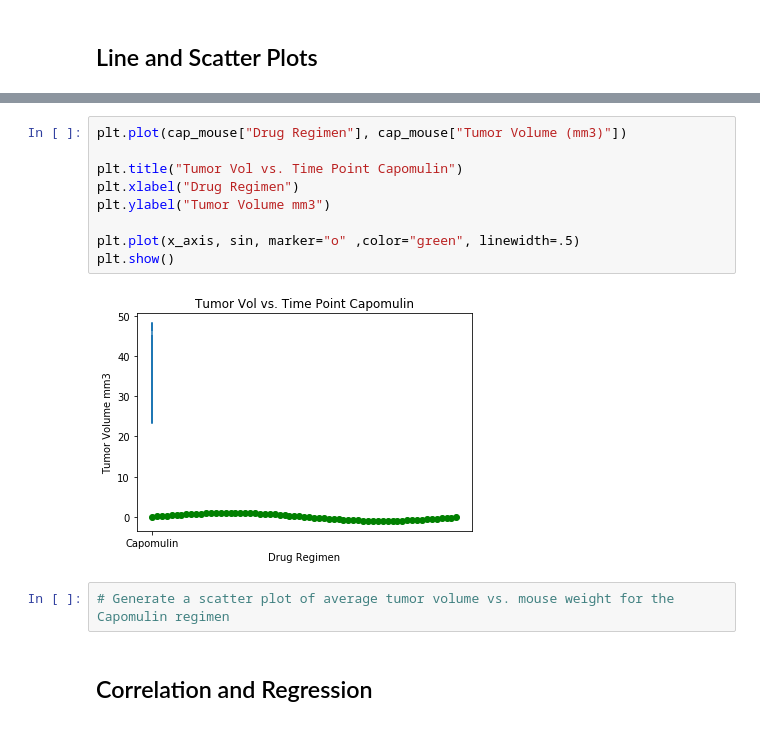
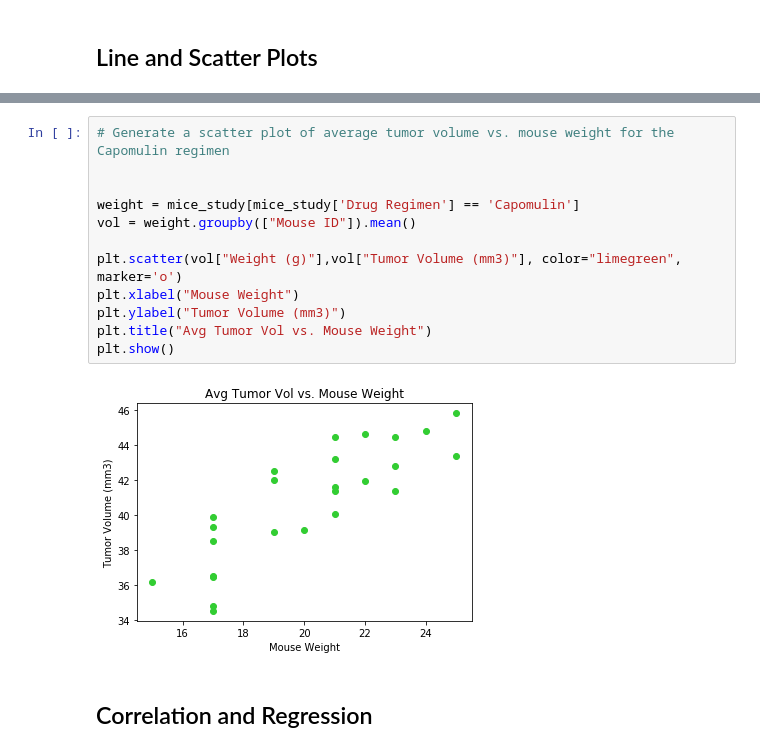
Before and after one commit to michelleherman13/matplotlib-challenge, a Jupyter notebook: Pymaceuticals/Pymaceuticals.ipynb, the cells around one changed output, grey strips where cells are left out. Cells and saved outputs as stored; diff of their text form.

```diff
--- a/Pymaceuticals/Pymaceuticals.ipynb
+++ b/Pymaceuticals/Pymaceuticals.ipynb
@@ -243,16 +243,17 @@ cap_mouse.sample()
-# %%
-plt.plot(cap_mouse["Drug Regimen"], cap_mouse["Tumor Volume (mm3)"])
-
-plt.title("Tumor Vol vs. Time Point Capomulin")
-plt.xlabel("Drug Regimen")
-plt.ylabel("Tumor Volume mm3")
-
-plt.plot(x_axis, sin, marker="o" ,color="green", linewidth=.5)
-plt.show()
-# %% [output]
-[figure, removed]
-# %%
-# Generate a scatter plot of average tumor volume vs. mouse weight for the Capomulin regimen
+# %%
+# Generate a scatter plot of average tumor volume vs. mouse weight for the Capomulin regimen
+
+
+weight = mice_study[mice_study['Drug Regimen'] == 'Capomulin']
+vol = weight.groupby(["Mouse ID"]).mean()
+
+plt.scatter(vol["Weight (g)"],vol["Tumor Volume (mm3)"], color="limegreen", marker='o')
+plt.xlabel("Mouse Weight")
+plt.ylabel("Tumor Volume (mm3)")
+plt.title("Avg Tumor Vol vs. Mouse Weight")
+plt.show()
+# %% [output]
+[figure, added]
 # %% [markdown]
 ## Correlation and Regression
 # %%
```
Also changed, not shown: parts of 1 cell of this notebook.
